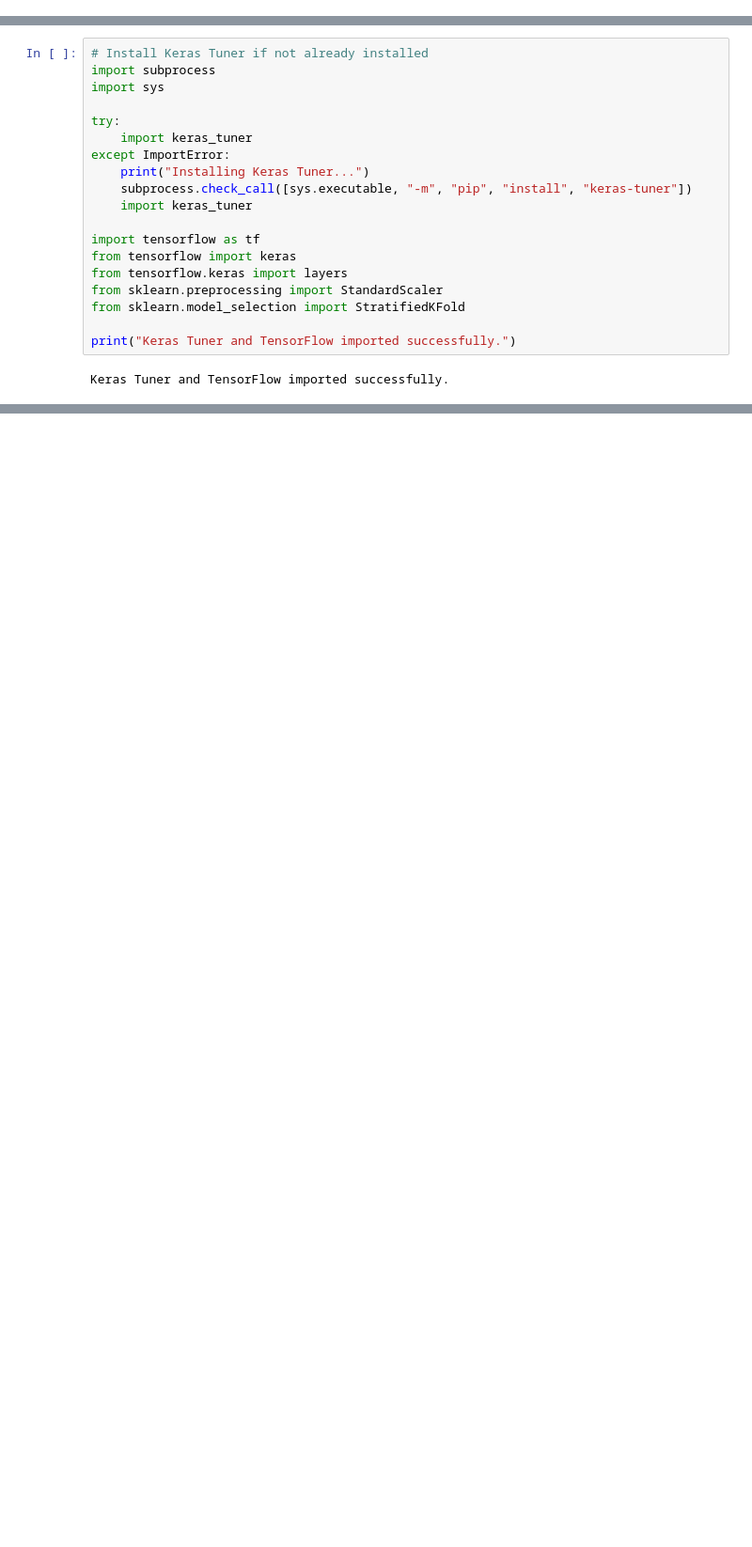
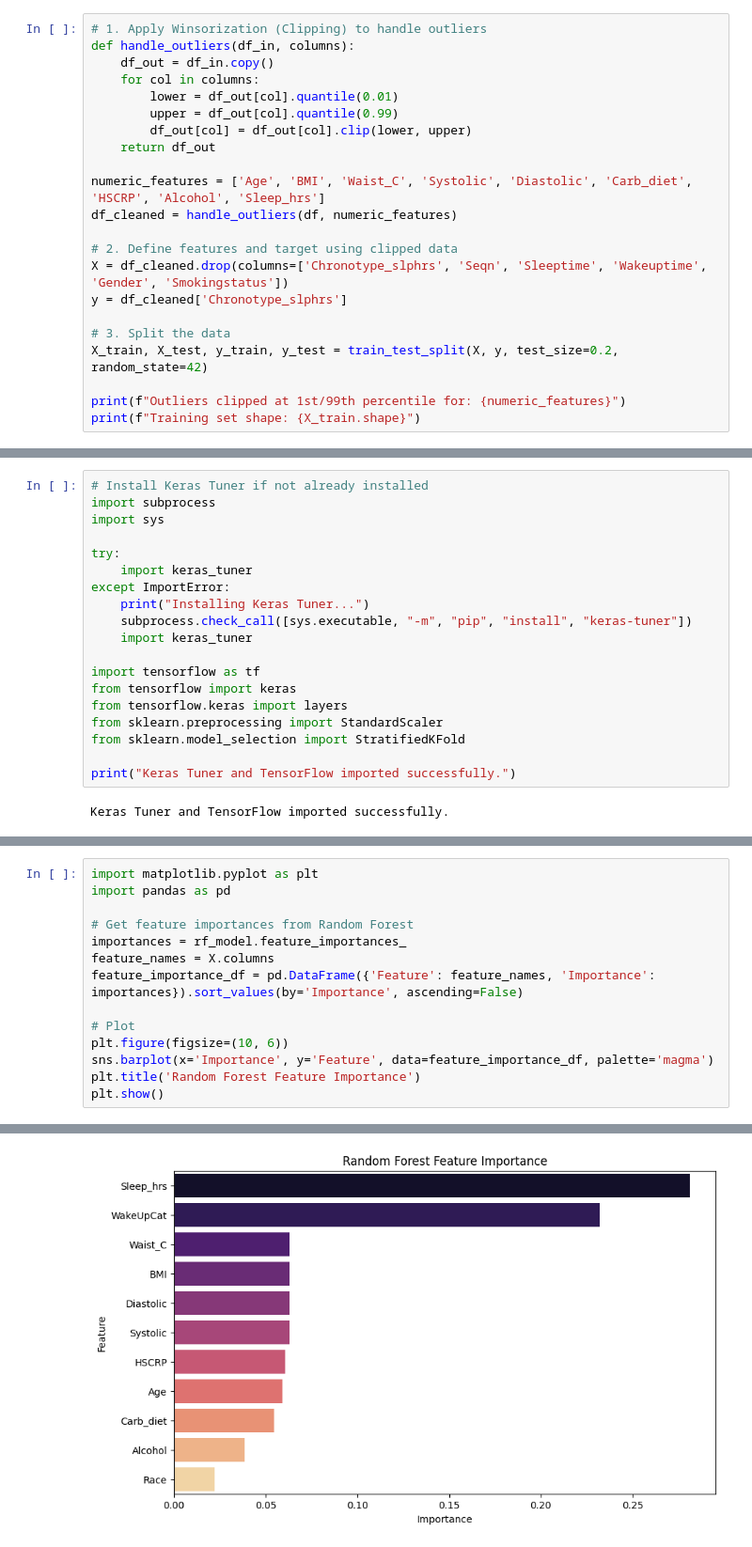
Before and after one commit to Bebarzzz/machine-, a Jupyter notebook: project.ipynb, the cells around one changed output, grey strips where cells are left out. Shown at 94% size. Drawn from its saved outputs; the diff is of its cells as text; blank space fills up the shorter version.

```diff
--- a/project.ipynb
+++ b/project.ipynb
@@ -40,0 +27,22 @@ Testing set shape: (1118, 13)
+# %%
+# 1. Apply Winsorization (Clipping) to handle outliers
+def handle_outliers(df_in, columns):
+    df_out = df_in.copy()
+    for col in columns:
+        lower = df_out[col].quantile(0.01)
+        upper = df_out[col].quantile(0.99)
+        df_out[col] = df_out[col].clip(lower, upper)
+    return df_out
+
+numeric_features = ['Age', 'BMI', 'Waist_C', 'Systolic', 'Diastolic', 'Carb_diet', 'HSCRP', 'Alcohol', 'Sleep_hrs']
+df_cleaned = handle_outliers(df, numeric_features)
+
+# 2. Define features and target using clipped data
+X = df_cleaned.drop(columns=['Chronotype_slphrs', 'Seqn', 'Sleeptime', 'Wakeuptime', 'Gender', 'Smokingstatus'])
+y = df_cleaned['Chronotype_slphrs']
+
+# 3. Split the data
+X_train, X_test, y_train, y_test = train_test_split(X, y, test_size=0.2, random_state=42)
+
+print(f"Outliers clipped at 1st/99th percentile for: {numeric_features}")
+print(f"Training set shape: {X_train.shape}")
@@ -308,0 +256,15 @@ weighted avg       0.75      0.76      0.75      1118
+# %%
+import matplotlib.pyplot as plt
+import pandas as pd
+
+# Get feature importances from Random Forest
+importances = rf_model.feature_importances_
+feature_names = X.columns
+feature_importance_df = pd.DataFrame({'Feature': feature_names, 'Importance': importances}).sort_values(by='Importance', ascending=False)
+
+# Plot
+plt.figure(figsize=(10, 6))
+sns.barplot(x='Importance', y='Feature', data=feature_importance_df, palette='magma')
+plt.title('Random Forest Feature Importance')
+plt.show()
+# %% [output]
@@ -308,0 +274 @@ weighted avg       0.75      0.76      0.75      1118
+[figure, added]
```
Also changed, not shown: parts of 15 cells of this notebook.
